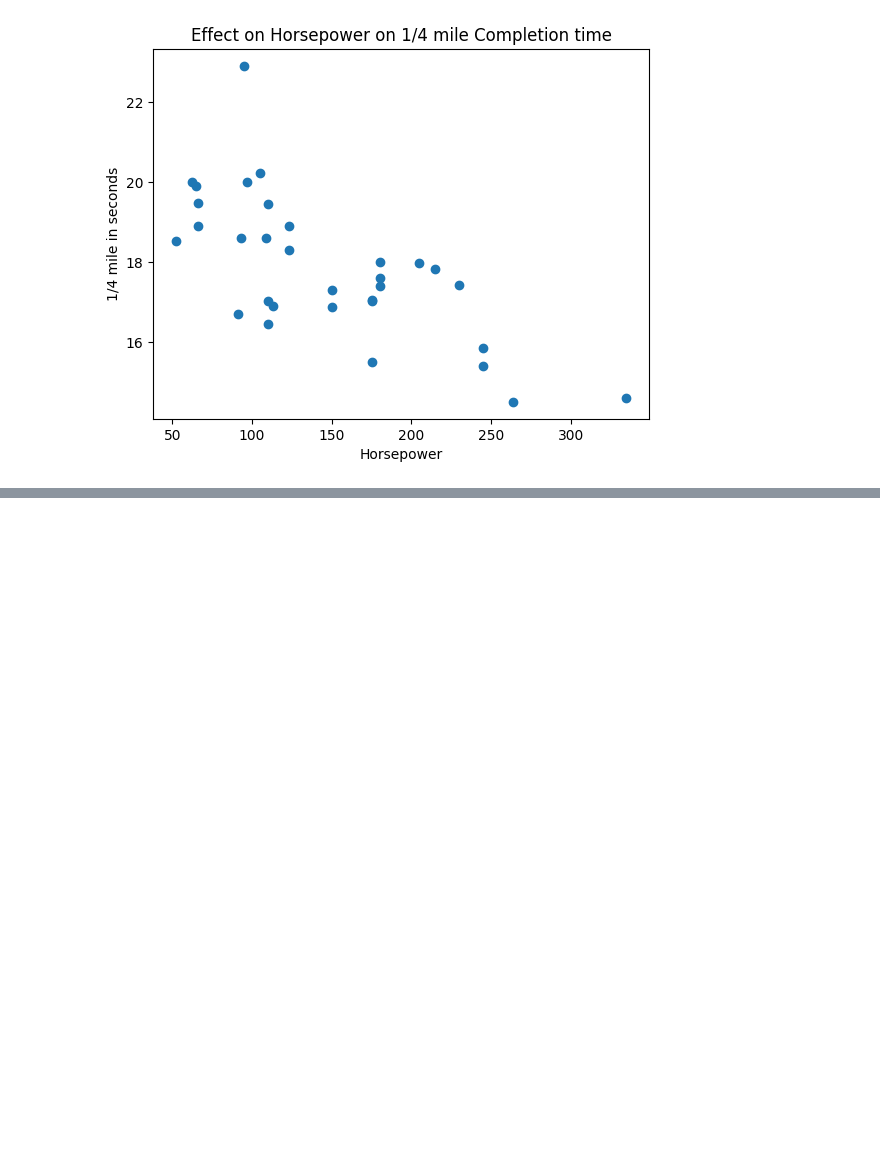
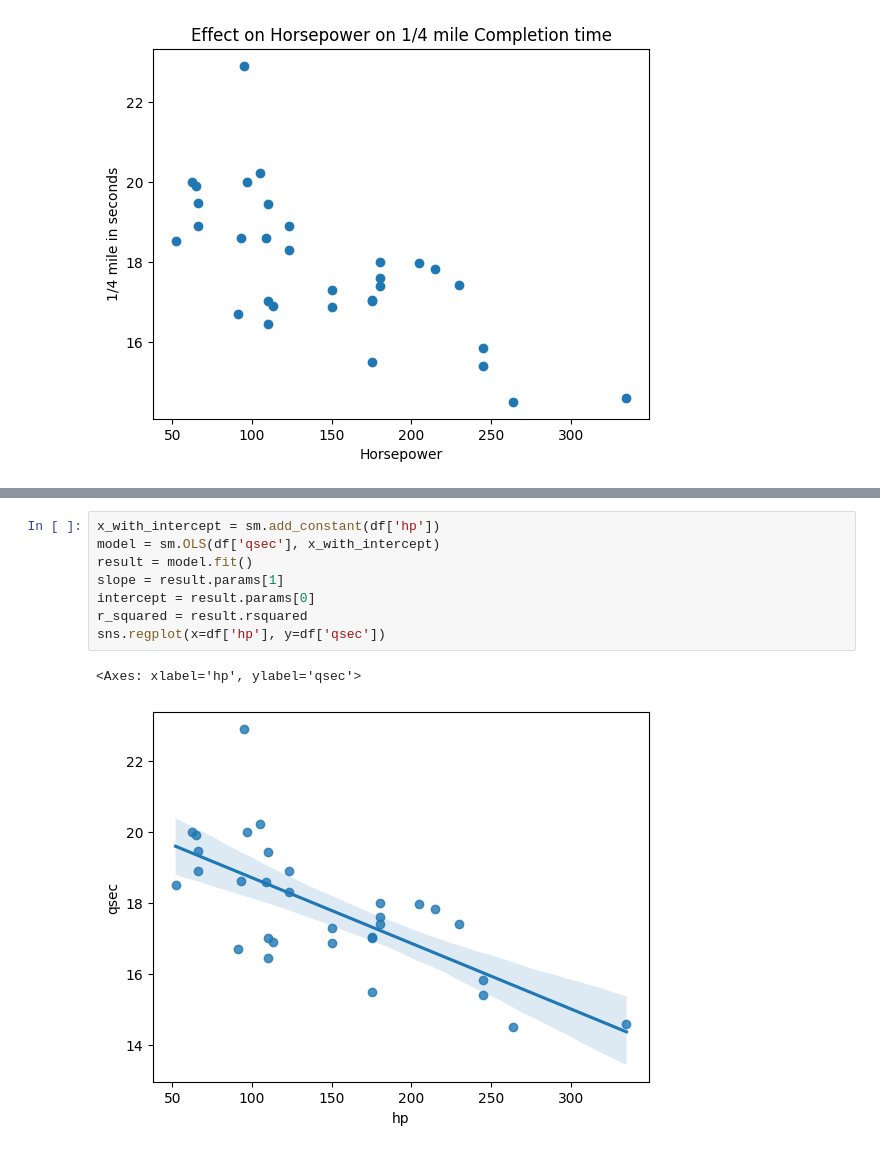
Before and after one commit to CoenTertoogen/DDDMiB-CT, a Jupyter notebook: Data visualization.ipynb, the cells around one changed output, grey strips where cells are left out. Drawn from its saved outputs; the diff is of its cells as text; blank space fills up the shorter version.

```diff
--- a/Data visualization.ipynb
+++ b/Data visualization.ipynb
@@ -48,0 +50,11 @@ Text(0, 0.5, '1/4 mile in seconds')
+# %%
+x_with_intercept = sm.add_constant(df['hp'])
+model = sm.OLS(df['qsec'], x_with_intercept)
+result = model.fit()
+slope = result.params[1]
+intercept = result.params[0]
+r_squared = result.rsquared
+sns.regplot(x=df['hp'], y=df['qsec'])
+# %% [output]
+<Axes: xlabel='hp', ylabel='qsec'>
+[figure, added]
```
Also changed, not shown: parts of 3 cells of this notebook, 3 other files.
